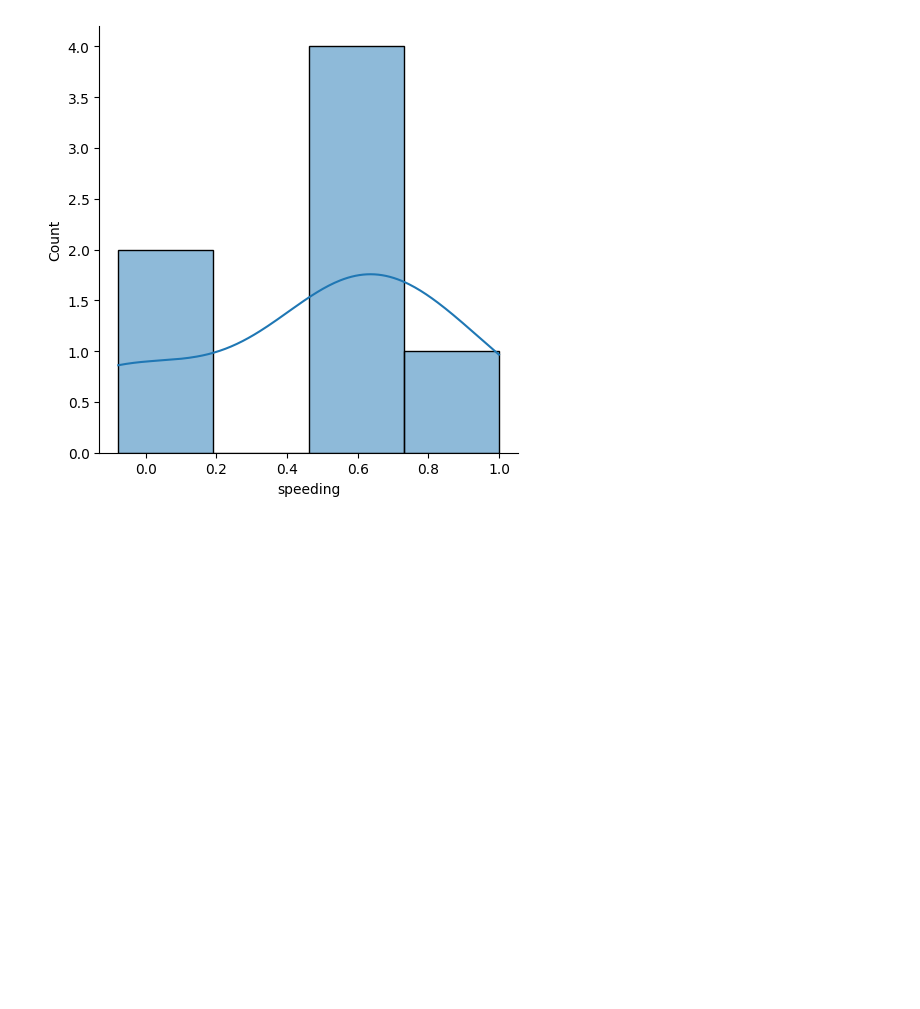
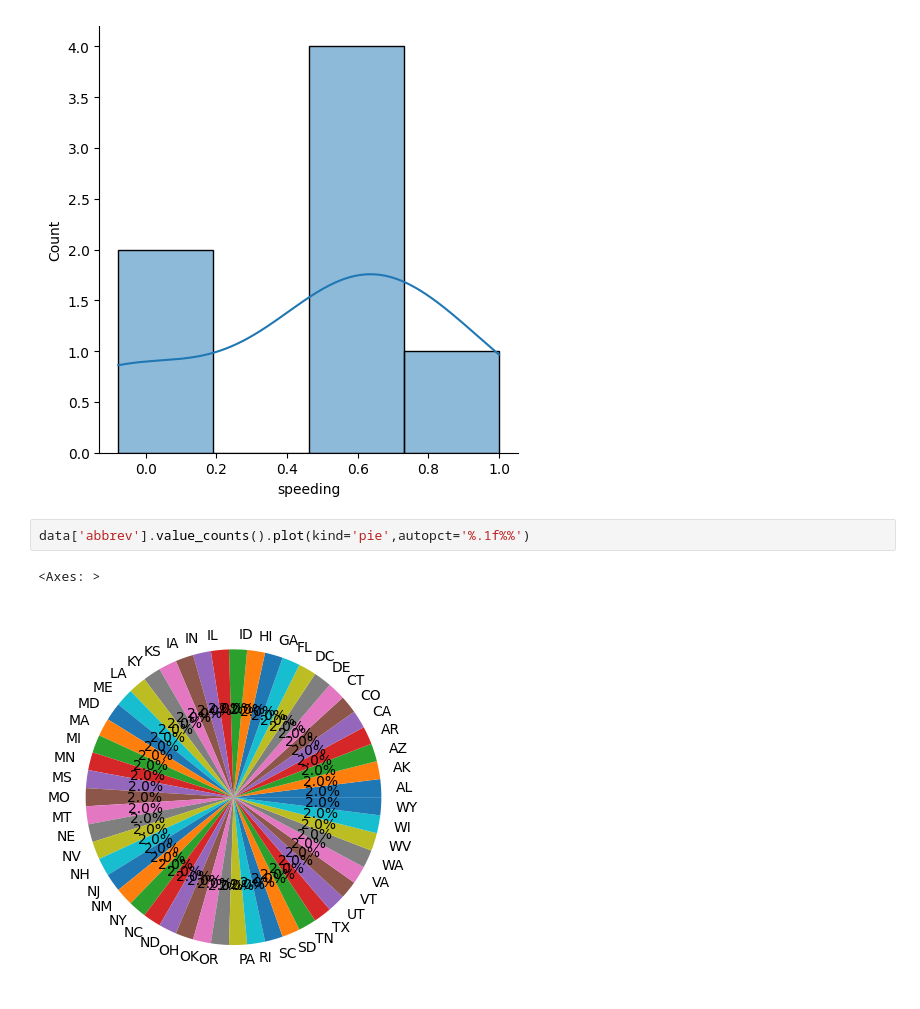
Before and after one commit to malik09-teach/ML-BASICS-PROJECTS-, a Jupyter notebook: EDA/univariate_new.ipynb, the cells around one changed output. Drawn from its saved outputs; the diff is of its cells as text; blank space fills up the shorter version.

```diff
--- a/EDA/univariate_new.ipynb
+++ b/EDA/univariate_new.ipynb
@@ -122,3 +122,8 @@ sns.displot(cordata['speeding'],kde=True)
 # %% [output]
 <seaborn.axisgrid.FacetGrid at 0x...>
 [figure]
+# %%
+data['abbrev'].value_counts().plot(kind='pie',autopct='%.1f%%')
+# %% [output]
+<Axes: >
+[figure, added]
```
Also changed, not shown: parts of 1 cell of this notebook.
